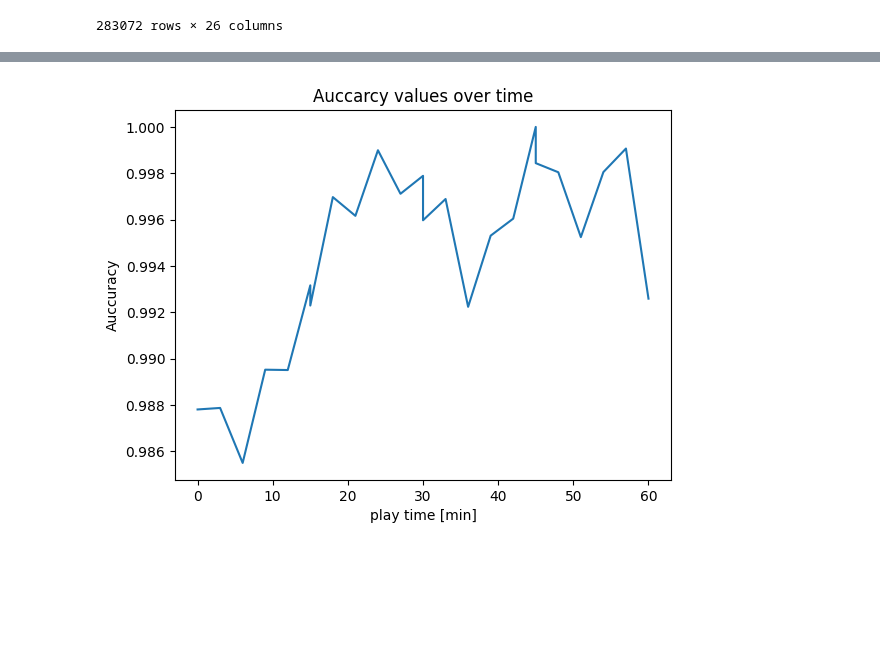
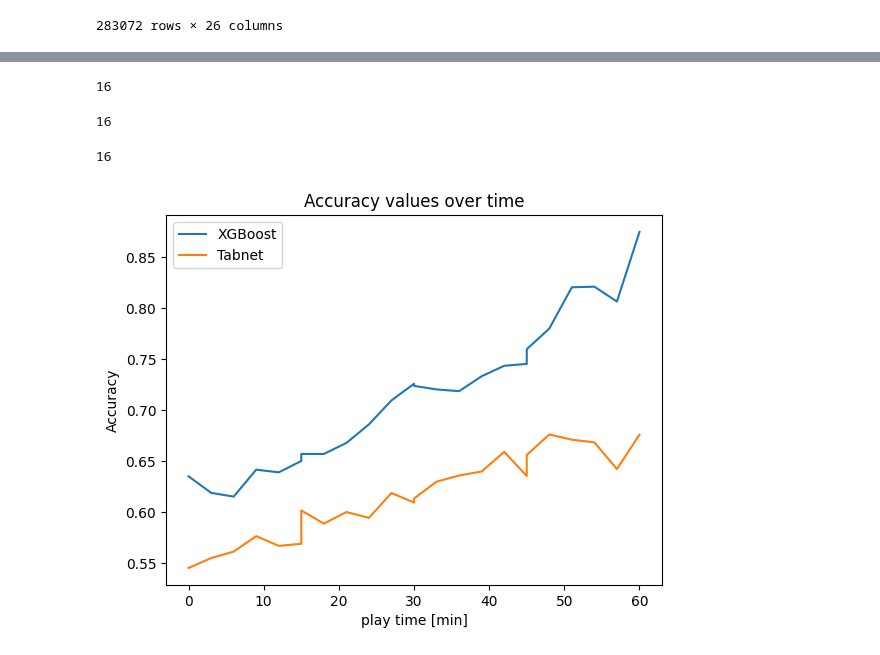
Before and after one commit to michel-wue/Seminar, a Jupyter notebook: Untitled3.ipynb, the cells around one changed output, grey strips where cells are left out. Cells and saved outputs as stored; diff of their text form; code cells hidden in the pictures; blank space fills up the shorter version.

```diff
--- a/Untitled3.ipynb
+++ b/Untitled3.ipynb
@@ -473,6 +621,6 @@ KeyboardInterrupt: ignored
 # %%
-def plot_data(time, quarter):
-  preds_time = preds_test[((X_test['clock'] <= time) & (X_test['quarter'] == quarter) & (X_test['clock'] >= time-1))]
-  y_time = y_test[((X_test['clock'] <= time) & (X_test['quarter'] == quarter) & (X_test['clock'] >= time-1))]
+def plot_data_tn(time, quarter):
+  preds_time = preds_test_tn[((X_test_tn['clock'] <= time) & (X_test_tn['quarter'] == quarter) & (X_test_tn['clock'] >= time-1))]
+  y_time = y_test_tn[((X_test_tn['clock'] <= time) & (X_test_tn['quarter'] == quarter) & (X_test_tn['clock'] >= time-1))]
   accuracy = accuracy_score(y_time, preds_time)
   return accuracy
@@ -494,11 +627,11 @@ print(recall)
 # %%
-time_values = list(np.arange(15, -3, -3))
+time_values = list(np.arange(15, -1, -1))
 quarter_values = list(np.arange(1, 5, 1))
-auc_values=[]
+auc_values_xgb=[]
 time_plot=[]
 for quarter in quarter_values:
   for time in time_values:
-    auc_values.append(plot_data(time,quarter))
+    auc_values_xgb.append(plot_data_xgb(time,quarter))
     if quarter == 1:
       time_plot.append(time+45)
     elif quarter ==2:
@@ -507,8 +640,26 @@ for quarter in quarter_values:
       time_plot.append(time+15)
     elif quarter == 4:
       time_plot.append(time)
+# %%
+time_values = list(np.arange(15, -1, -1))
+quarter_values = list(np.arange(1, 5, 1))
+auc_values_tn=[]
+time_plot=[]
+for quarter in quarter_values:
+  for time in time_values:
+    auc_values_tn.append(plot_data_tn(time,quarter))
+    if quarter == 1:
+      time_plot.append(time+45)
+    elif quarter ==2:
+      time_plot.append(time+30)
+    elif quarter == 3:
+      time_plot.append(time+15)
+    elif quarter == 4:
+      time_plot.append(time)
 # %%
 time_plot = time_plot[::-1]
 auc_values = auc_values
 # %%
-print(time_plot)
+print(len(time_plot))
+# %% [output]
+16
@@ -517,20 +666,34 @@ print(auc_values)
+# %%
+print(len(auc_values_xgb))
+# %% [output]
+16
+# %%
+print(len(auc_values_tn))
+# %% [output]
+16
 # %%
-
 import matplotlib.pyplot as plt
 
 # Beispielwerte
 x = time_plot
-y = auc_values
+y_xgb = auc_values_xgb
+y_tn = auc_values_tn
+#y_rf = auc_values_rf
 
 # Erstellen der Liniengrafik
-plt.plot(x, y)
+plt.plot(x, y_xgb, label='XGBoost')
+plt.plot(x, y_tn, label='Tabnet')
+#plt.plot(x, y_rf, label='Random Forest')
 
 # Achsentitel und Diagrammtitel hinzufügen
 plt.xlabel('play time [min]')
-plt.ylabel('Auccuracy')
-plt.title('Auccarcy values over time')
+plt.ylabel('Accuracy')
+plt.title('Accuracy values over time')
+
+# Legende anzeigen
+plt.legend()
 
 # Anzeigen der Grafik
 plt.show()
 # %% [output]
-[figure, old version]
+[figure, new version]
```
Also changed, not shown: parts of 32 cells of this notebook.
